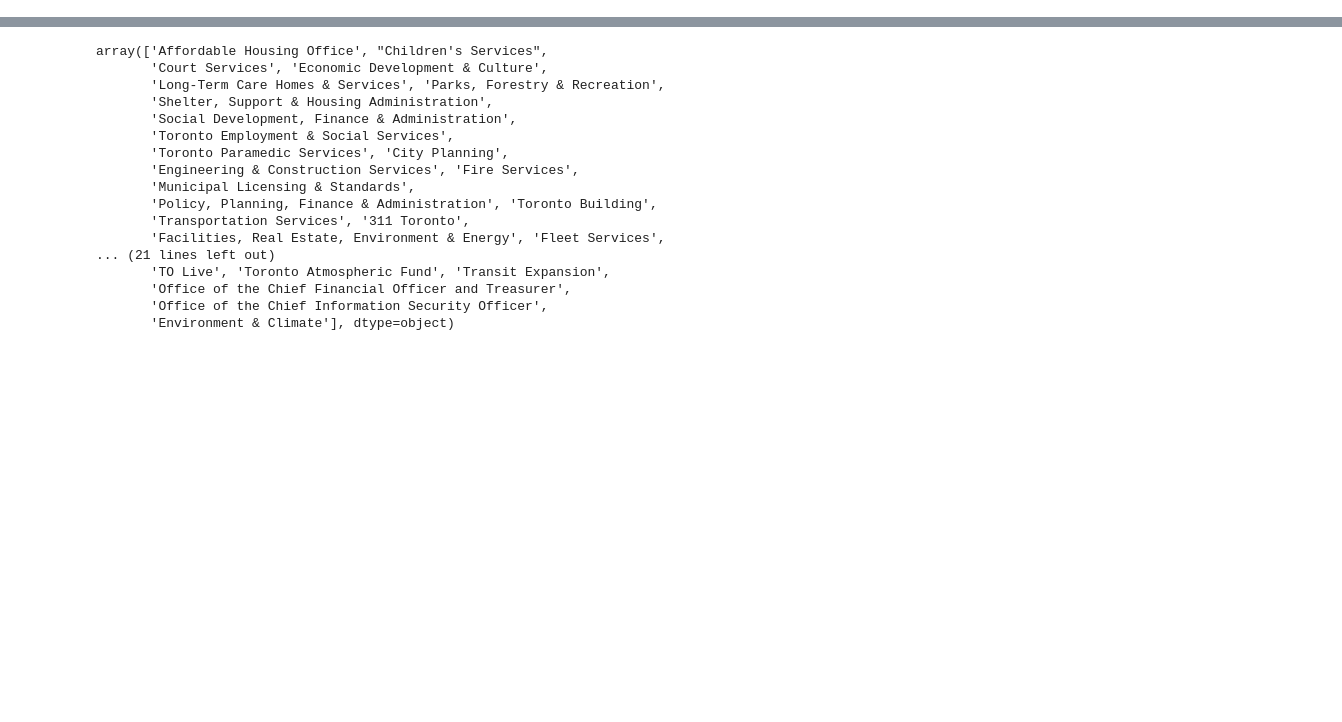
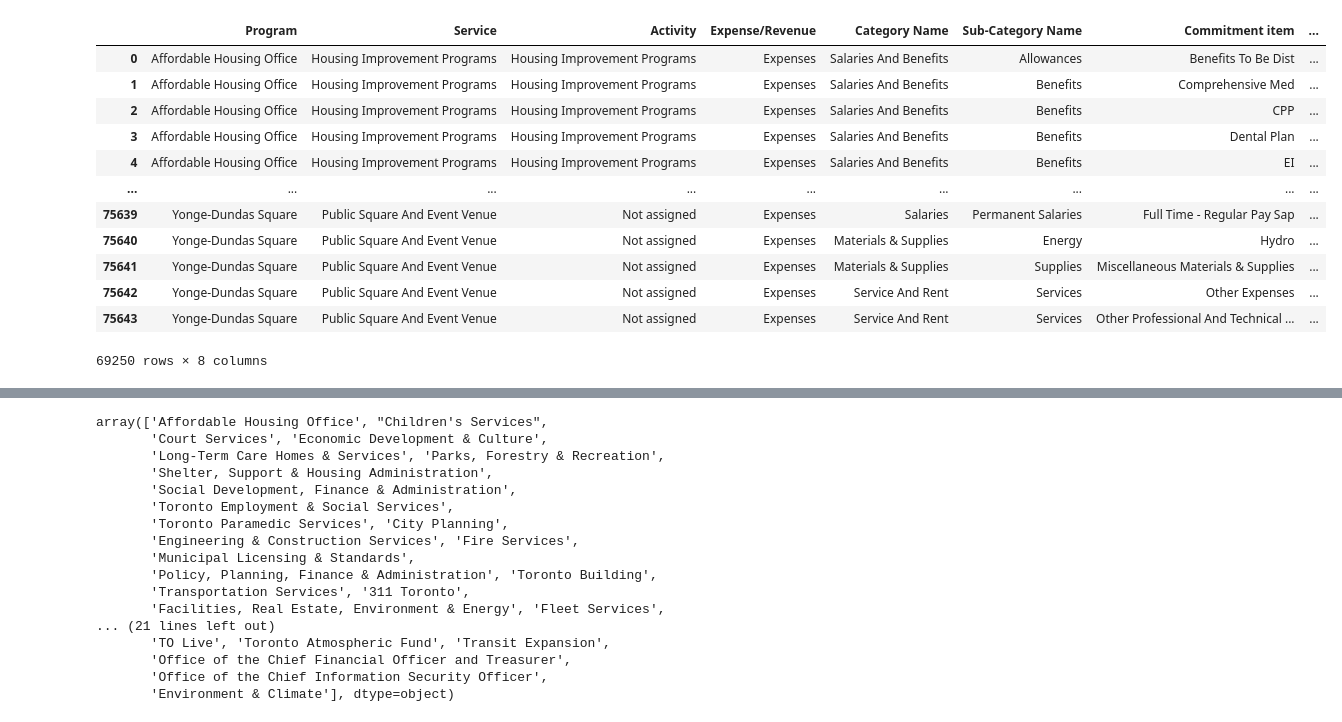
Before and after one commit to aayushgambhir2023/DA-Project-1, a Jupyter notebook: DataCleaning_Outliers_BoxPlots.ipynb, the cells around one changed output, grey strips where cells are left out. Drawn from its saved outputs; the diff is of its cells as text; code cells hidden in the pictures; blank space fills up the shorter version.

```diff
--- a/DataCleaning_Outliers_BoxPlots.ipynb
+++ b/DataCleaning_Outliers_BoxPlots.ipynb
@@ -111,19 +78,24 @@ dtype: int64
 #of the data
 # %%
-for i in range(len(df_list)):
+for i, df in enumerate(df_list):
     year = 2019 + i
-    df_list[i].rename(columns={year: 'Budgeted amount'}, inplace=True)
+    new_column_name = f'Budgeted amount {year}'
+    df.rename(columns={year: new_column_name}, inplace=True)
 # %%
 #Dropping duplicates
 # %%
-for i in range(len(df_list)):
-    df_list[i].drop_duplicates(subset='Budgeted amount', inplace=True) #Dropping duplicates in the code to prevent duplication
+for year, df in zip(range(2019, 2024), df_list):
+    budget_column = f'Budgeted amount {year}'  # Adjust the column name based on the year
+    df[budget_column] = pd.to_numeric(df[budget_column], errors='coerce')
+    df.drop_duplicates(subset=budget_column, inplace=True)  # Drop duplicates for the specific budgeted amount column
 # %%
 #Changing the scientific notation to the power of 6 to keep a standardized format
 # %%
-format_sci_notation = lambda x: '{:.6e}'.format(x)
+format_sci_notation = lambda x: '{:.6e}'.format(float(x))
 for df in df_list:
-    df['Budgeted amount'] = df['Budgeted amount'].apply(format_sci_notation)
+    for column in df.columns:
+        if 'Budgeted amount' in column:
+            df[column] = df[column].apply(format_sci_notation)
 # %%
 #Seperating expenses and revenues into separate dataframes
 # %%
@@ -143 +127,18 @@ budget2023_df_rev = budget2023_df[budget2023_df['Expense/Revenue']=='Revenues']
+# %%
+renamed_expenses = renamed_df[renamed_df['Expense/Revenue']=='Expenses'] #Filtering dataframe for expenses
+renamed_expenses
+# %% [output]
+|  | Program | Service | Activity | Expense/Revenue | Category Name | Sub-Category Name | Commitment item | ... |
+| 0 | Affordable Housing Office | Housing Improvement Programs | Housing Improvement Programs | Expenses | Salaries And Benefits | Allowances | Benefits To Be Dist | ... |
+| 1 | Affordable Housing Office | Housing Improvement Programs | Housing Improvement Programs | Expenses | Salaries And Benefits | Benefits | Comprehensive Med | ... |
+| 2 | Affordable Housing Office | Housing Improvement Programs | Housing Improvement Programs | Expenses | Salaries And Benefits | Benefits | CPP | ... |
+| 3 | Affordable Housing Office | Housing Improvement Programs | Housing Improvement Programs | Expenses | Salaries And Benefits | Benefits | Dental Plan | ... |
+| 4 | Affordable Housing Office | Housing Improvement Programs | Housing Improvement Programs | Expenses | Salaries And Benefits | Benefits | EI | ... |
+| ... | ... | ... | ... | ... | ... | ... | ... | ... |
+| 75639 | Yonge-Dundas Square | Public Square And Event Venue | Not assigned | Expenses | Salaries | Permanent Salaries | Full Time - Regular Pay Sap | ... |
+| 75640 | Yonge-Dundas Square | Public Square And Event Venue | Not assigned | Expenses | Materials & Supplies | Energy | Hydro | ... |
+| 75641 | Yonge-Dundas Square | Public Square And Event Venue | Not assigned | Expenses | Materials & Supplies | Supplies | Miscellaneous Materials & Supplies | ... |
+| 75642 | Yonge-Dundas Square | Public Square And Event Venue | Not assigned | Expenses | Service And Rent | Services | Other Expenses | ... |
+| 75643 | Yonge-Dundas Square | Public Square And Event Venue | Not assigned | Expenses | Service And Rent | Services | Other Professional And Technical ... | ... |
+69250 rows × 8 columns
 # %%
```
Also changed, not shown: parts of 23 cells of this notebook, 1 other file.
